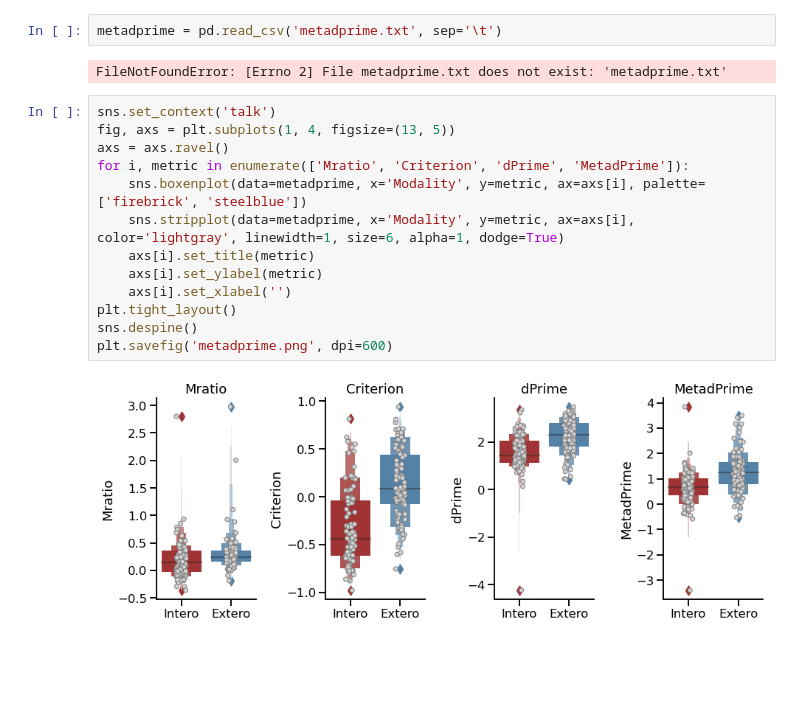
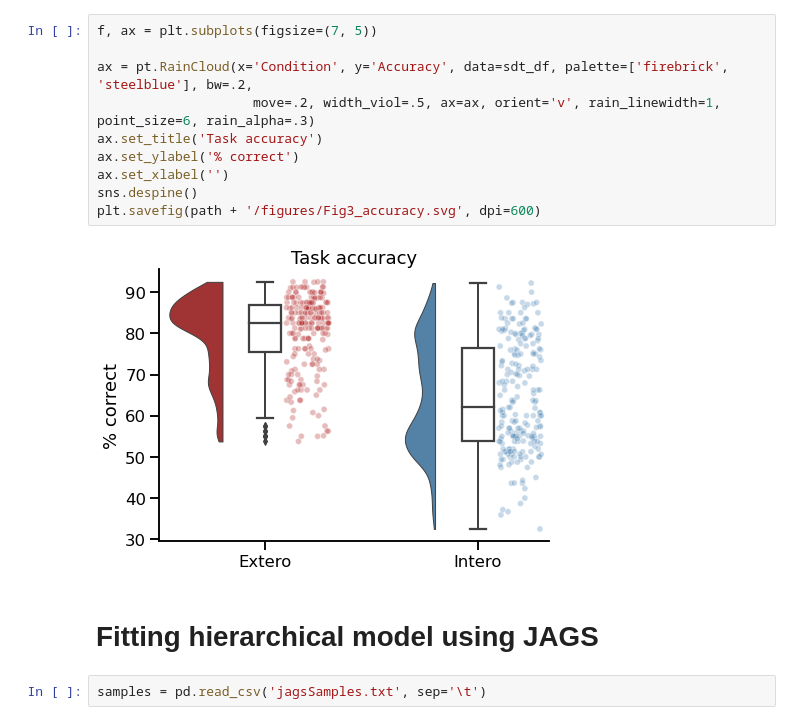
Before and after one commit to embodied-computation-group/CardioceptionPaper, a Jupyter notebook: code/3 - Metacognition.ipynb, the cells around one changed output. Saved outputs shown, nothing was run; the diff lists cells and outputs as text; blank space fills up the shorter version.

```diff
--- a/code/3 - Metacognition.ipynb
+++ b/code/3 - Metacognition.ipynb
@@ -22,19 +115,16 @@ group_df = group_df[group_df.Session == 'Del1']
+# %%
+f, ax = plt.subplots(figsize=(7, 5))
+
+ax = pt.RainCloud(x='Condition', y='Accuracy', data=sdt_df, palette=['firebrick', 'steelblue'], bw=.2,
+                    move=.2, width_viol=.5, ax=ax, orient='v', rain_linewidth=1, point_size=6, rain_alpha=.3)
+ax.set_title('Task accuracy')
+ax.set_ylabel('% correct')
+ax.set_xlabel('')
+sns.despine()
+plt.savefig(path + '/figures/Fig3_accuracy.svg', dpi=600)
+# %% [output]
+[figure, added]
+# %% [markdown]
+# Fitting hierarchical model using JAGS
 # %%
-metadprime = pd.read_csv('metadprime.txt', sep='\t')
+samples = pd.read_csv('jagsSamples.txt', sep='\t')
-# %% [output]
-FileNotFoundError: [Errno 2] File metadprime.txt does not exist: 'metadprime.txt'
-# %%
-sns.set_context('talk')
-fig, axs = plt.subplots(1, 4, figsize=(13, 5))
-axs = axs.ravel()
-for i, metric in enumerate(['Mratio', 'Criterion', 'dPrime', 'MetadPrime']):
-    sns.boxenplot(data=metadprime, x='Modality', y=metric, ax=axs[i], palette=['firebrick', 'steelblue'])
-    sns.stripplot(data=metadprime, x='Modality', y=metric, ax=axs[i], color='lightgray', linewidth=1, size=6, alpha=1, dodge=True)
-    axs[i].set_title(metric)
-    axs[i].set_ylabel(metric)
-    axs[i].set_xlabel('')
-plt.tight_layout()
-sns.despine()
-plt.savefig('metadprime.png', dpi=600)
-# %% [output]
-[figure, removed]
```
Also changed, not shown: parts of 17 cells of this notebook, 3 other files.
